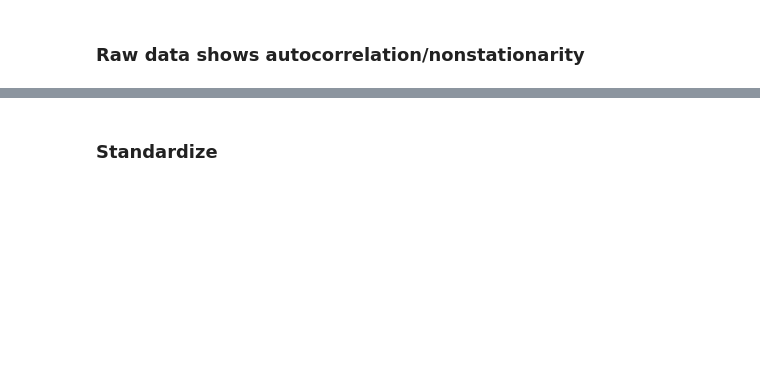
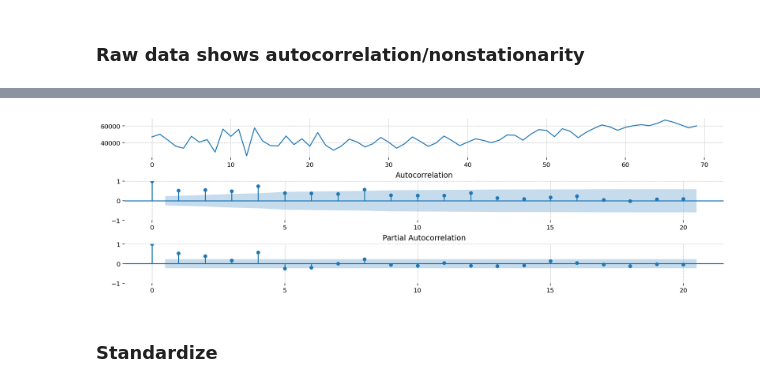
Before and after one commit to powell001/startups, a Jupyter notebook: code/gettingstarted_Prophet.ipynb, the cells around one changed output, grey strips where cells are left out. Cells and saved outputs as stored; diff of their text form; code cells hidden in the pictures; blank space fills up the shorter version.

```diff
--- a/code/gettingstarted_Prophet.ipynb
+++ b/code/gettingstarted_Prophet.ipynb
@@ -71,11 +102,14 @@ data.plot()
 # %%
 y = data['Startups'].values
+y = y[~np.isnan(y)]
 
 _, (ax1, ax2, ax3) = plt.subplots(3)
 
 ax1.plot(y)
 smg.plot_acf(y, lags=20, ax=ax2);
 smg.plot_pacf(y, lags=20, ax=ax3);
+# %% [output]
+[figure, added]
 # %% [markdown]
 ### Standardize
 # %%
```
Also changed, not shown: parts of 7 cells of this notebook, 4 other files.
